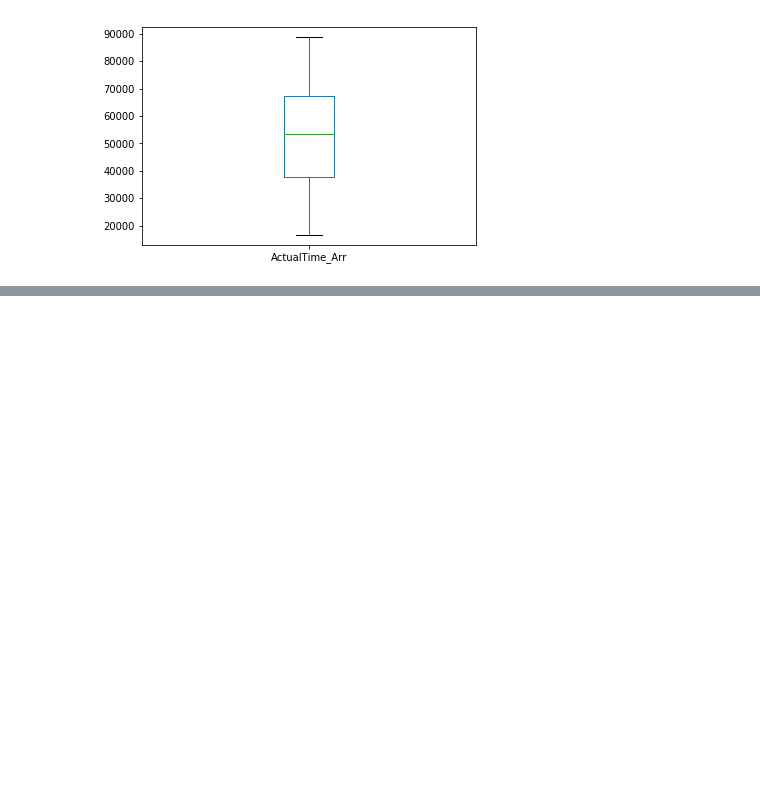
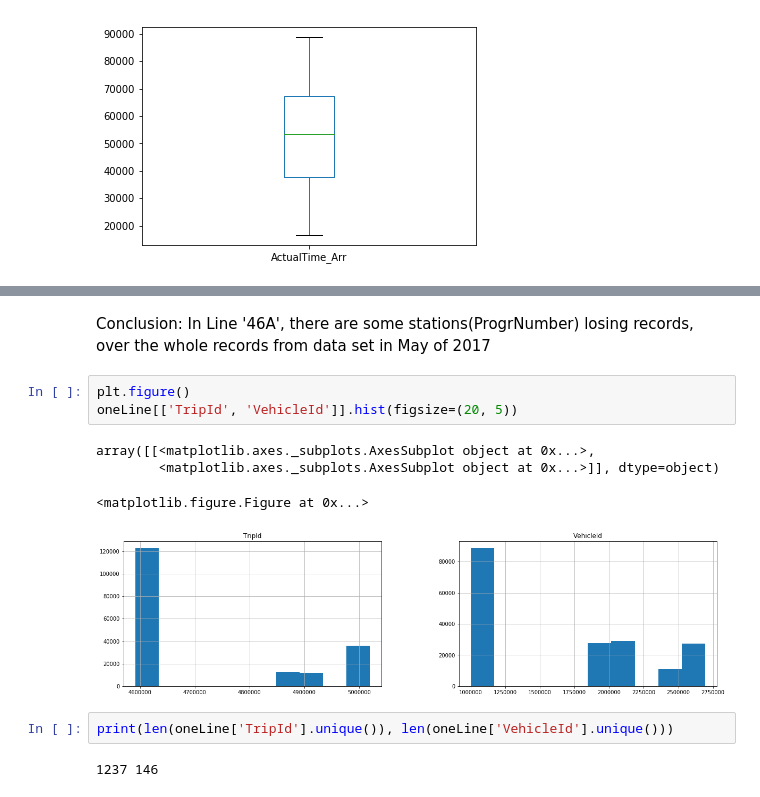
Before and after one commit to shanebird92/MSDP, a Jupyter notebook: backup/peng/scripts/UnderstandData.ipynb, the cells around one changed output, grey strips where cells are left out. Cells and saved outputs as stored; diff of their text form; blank space fills up the shorter version.

```diff
--- a/backup/peng/scripts/UnderstandData.ipynb
+++ b/backup/peng/scripts/UnderstandData.ipynb
@@ -185,0 +224,14 @@ MemoryError:
+# %% [markdown]
+Conclusion: In Line '46A', there are some stations(ProgrNumber) losing records, over the whole records from data set in May of 2017
+# %%
+plt.figure()
+oneLine[['TripId', 'VehicleId']].hist(figsize=(20, 5))
+# %% [output]
+array([[<matplotlib.axes._subplots.AxesSubplot object at 0x...>,
+        <matplotlib.axes._subplots.AxesSubplot object at 0x...>]], dtype=object)
+<matplotlib.figure.Figure at 0x...>
+[figure, added]
+# %%
+print(len(oneLine['TripId'].unique()), len(oneLine['VehicleId'].unique()))
+# %% [output]
+1237 146
```
Also changed, not shown: parts of 41 cells of this notebook.
